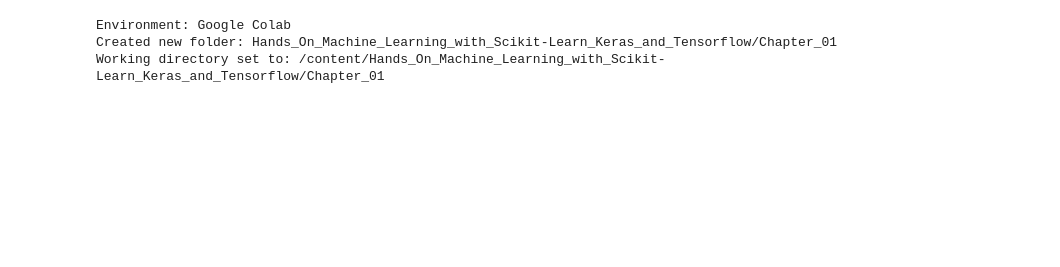
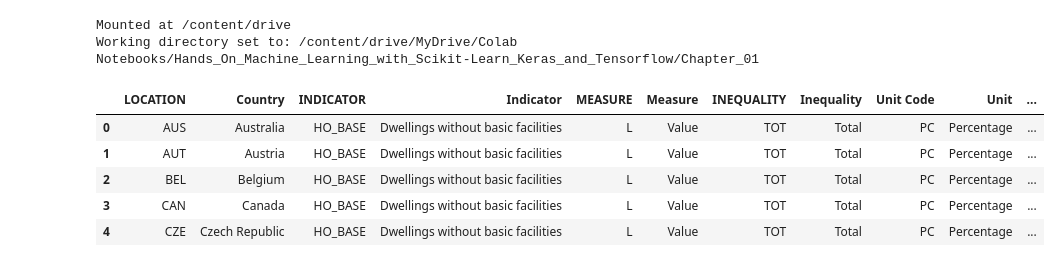
Before and after one commit to Abhilash0708/Hands_On_Machine_Learning_with_Scikit-Learn_Keras_and_Tensorflow, a Jupyter notebook: Chapter_01/01_Training_and_Running_a_Linear_Model_using_Scikit_Learn.ipynb, the cells around one changed output. Saved outputs shown, nothing was run; the diff lists cells and outputs as text; code cells hidden in the pictures; blank space fills up the shorter version.

```diff
--- a/Chapter_01/01_Training_and_Running_a_Linear_Model_using_Scikit_Learn.ipynb
+++ b/Chapter_01/01_Training_and_Running_a_Linear_Model_using_Scikit_Learn.ipynb
@@ -1,37 +1,18 @@
 # %% [markdown]
 <a href="https://colab.research.google.com/github/Abhilash0708/Hands_On_Machine_Learning_with_Scikit-Learn_Keras_and_Tensorflow/blob/main/Chapter_01/01_Training_and_Running_a_Linear_Model_using_Scikit_Learn.ipynb" target="_parent"><img src="https://colab.research.google.com/assets/colab-badge.svg" alt="Open In Colab"/></a>
-# %%
-import os
-import sys
-
-# Define your repository name and the current chapter
-REPO_NAME = "Hands_On_Machine_Learning_with_Scikit-Learn_Keras_and_Tensorflow"
-CHAPTER = "Chapter_01"
-
-if 'google.colab' in sys.modules:
-    print("Environment: Google Colab")
-
-    # 1. Clone the repo to get access to the main folder
-    if not os.path.exists(REPO_NAME):
-        !git clone https://github.com/Abhilash0708/{REPO_NAME}.git
-
-    # 2. Define the path to the chapter
-    chapter_path = f"{REPO_NAME}/{CHAPTER}"
-
-    # 3. Create the folder if it doesn't exist yet (This fixes the error!)
-    if not os.path.exists(chapter_path):
-        os.makedirs(chapter_path)
-        print(f"Created new folder: {chapter_path}")
-
-    # 4. Change directory to the specific chapter
-    os.chdir(chapter_path)
-    print(f"Working directory set to: {os.getcwd()}")
-
-else:
-    print("Environment: Local Jupyter Notebook")
-    # Locally, Jupyter automatically sets the working directory to the notebook's folder.
-    print(f"Working directory set to: {os.getcwd()}")
-# %% [output]
-Environment: Google Colab
-Created new folder: Hands_On_Machine_Learning_with_Scikit-Learn_Keras_and_Tensorflow/Chapter_01
-Working directory set to: /content/Hands_On_Machine_Learning_with_Scikit-Learn_Keras_and_Tensorflow/Chapter_01
+# %%
+from google.colab import drive
+import os
+
+# Mount your drive
+drive.mount('/content/drive')
+
+# Navigate to your specific chapter inside the repo
+# (Adjust the path if you saved the repo somewhere else in your Drive)
+repo_path = '/content/drive/MyDrive/Colab Notebooks/Hands_On_Machine_Learning_with_Scikit-Learn_Keras_and_Tensorflow/Chapter_01'
+
+os.chdir(repo_path)
+print(f"Working directory set to: {os.getcwd()}")
+# %% [output]
+Mounted at /content/drive
+Working directory set to: /content/drive/MyDrive/Colab Notebooks/Hands_On_Machine_Learning_with_Scikit-Learn_Keras_and_Tensorflow/Chapter_01
@@ -37,0 +24,21 @@ Working directory set to: /content/Hands_On_Machine_Learning_with_Scikit-Learn_K
+# %%
+# Load the data
+# Since your working directory is already 'Chapter_01',
+# you just point exactly to the folder and file inside it.
+
+oecd_bli_path = "data/oecd_bli_2015.csv"
+
+# Load the data
+# Pro-tip for this specific book dataset: it uses commas for thousands,
+# so we tell pandas to interpret them correctly as numbers, not strings.
+oecd_bli = pd.read_csv(oecd_bli_path, thousands=',')
+
+# Display the first 5 rows to verify it worked!
+oecd_bli.head()
+# %% [output]
+|  | LOCATION | Country | INDICATOR | Indicator | MEASURE | Measure | INEQUALITY | Inequality | Unit Code | Unit | ... |
+| 0 | AUS | Australia | HO_BASE | Dwellings without basic facilities | L | Value | TOT | Total | PC | Percentage | ... |
+| 1 | AUT | Austria | HO_BASE | Dwellings without basic facilities | L | Value | TOT | Total | PC | Percentage | ... |
+| 2 | BEL | Belgium | HO_BASE | Dwellings without basic facilities | L | Value | TOT | Total | PC | Percentage | ... |
+| 3 | CAN | Canada | HO_BASE | Dwellings without basic facilities | L | Value | TOT | Total | PC | Percentage | ... |
+| 4 | CZE | Czech Republic | HO_BASE | Dwellings without basic facilities | L | Value | TOT | Total | PC | Percentage | ... |
```
Also changed, not shown: parts of 7 cells of this notebook.
